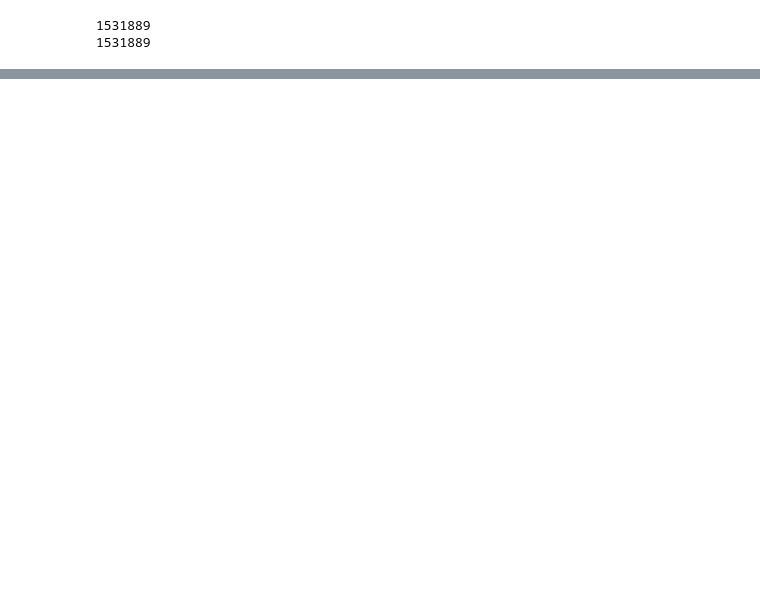
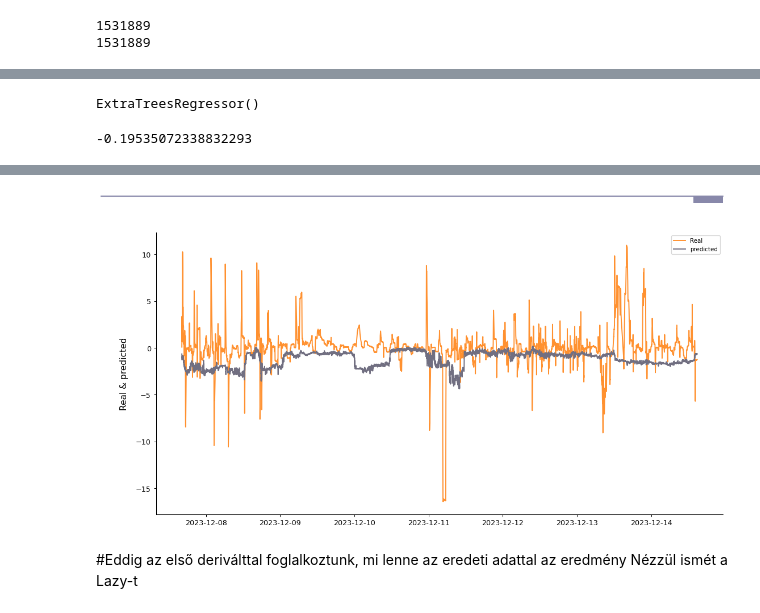
Before and after one commit to sipocz/I4_0, a Jupyter notebook: I4_0__linear.ipynb, the cells around one changed output, grey strips where cells are left out. Saved outputs shown, nothing was run; the diff lists cells and outputs as text; code cells hidden in the pictures; blank space fills up the shorter version.

```diff
--- a/I4_0__linear.ipynb
+++ b/I4_0__linear.ipynb
@@ -251,0 +269,17 @@ grafikon(A_class_df[15000:20000],"real","Real","predicted","predicted",n_graf=2)
+# %%
+X_train, X_test, y_train, y_test = train_test_split(Xredim[:10000], y_aggr[:10000],test_size=.2,random_state =123)
+# %%
+etr.fit(X_train,y_train)
+# %% [output]
+ExtraTreesRegressor()
+# %%
+y_pred=etr.predict(Xredim)
+# %%
+etr.score(Xredim,y_aggr)
+# %% [output]
+-0.19535072338832293
+# %%
+A_class_df=pd.DataFrame({"real":y_aggr,"predicted":y_pred})
+# %%
+grafikon(A_class_df[-35000:-25000],"real","Real","predicted","predicted",n_graf=2)
+# %% [output]
@@ -251,0 +287,3 @@ grafikon(A_class_df[15000:20000],"real","Real","predicted","predicted",n_graf=2)
+[figure, added]
+# %% [markdown]
+#Eddig az első deriválttal foglalkoztunk, mi lenne az eredeti adattal az eredmény Nézzül ismét a Lazy-t
```
Also changed, not shown: parts of 23 cells of this notebook.
